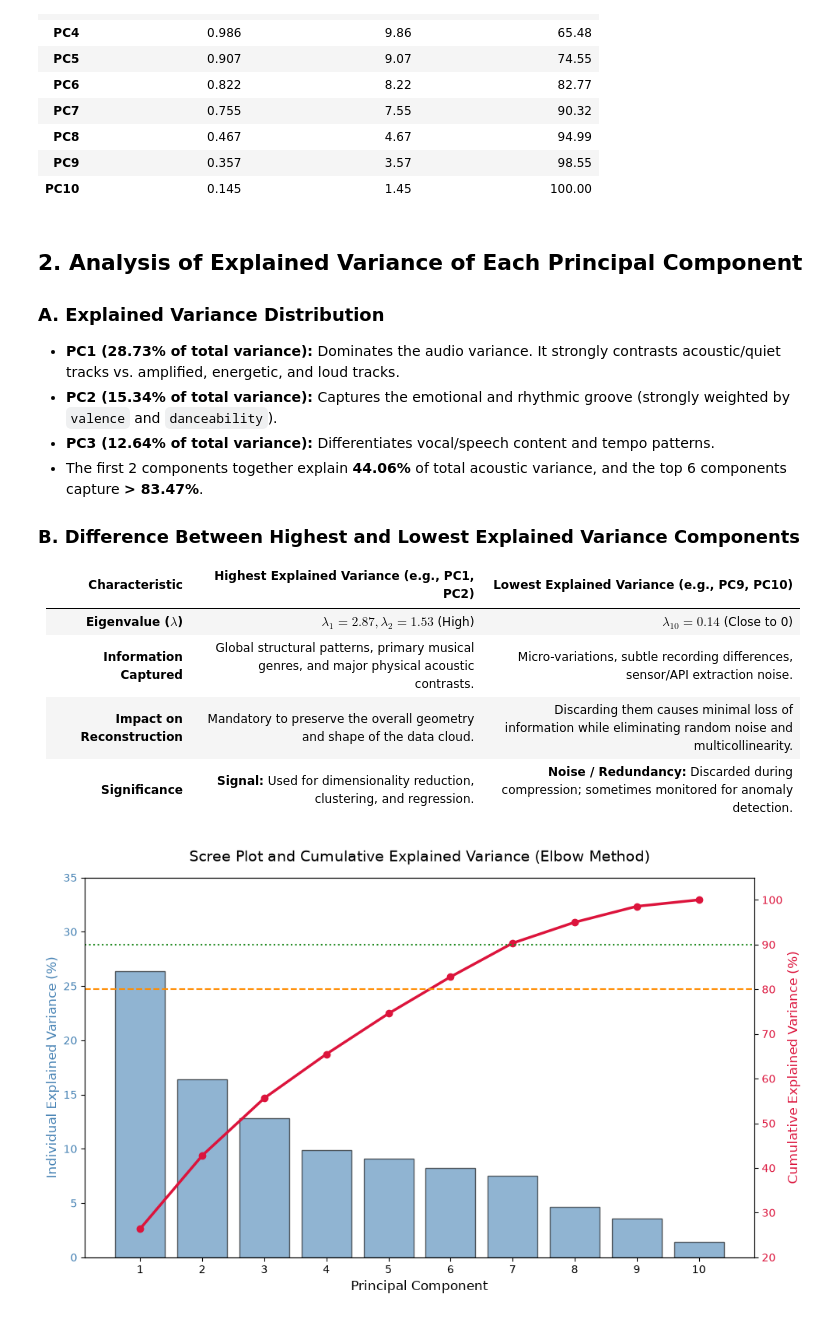
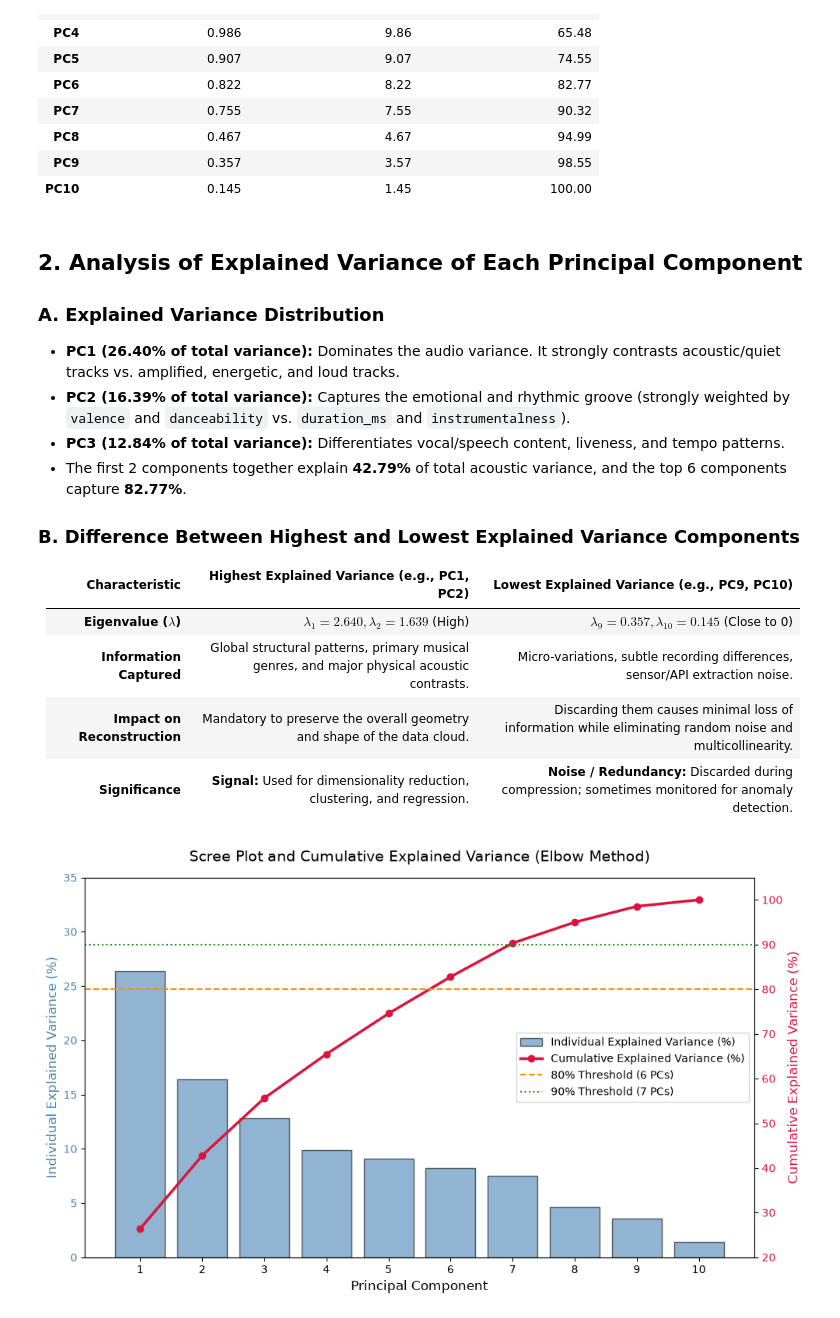
Before and after one commit to TheEnemen-1/Machine_Learning-Data_Mining-2, a Jupyter notebook: labwork1/hoang_spotify/labwor1.ipynb, the cells around one changed output. Drawn from its saved outputs; the diff is of its cells as text; code cells hidden in the pictures.

Commit message:
Update labwor1.ipynb: fix stats/PCA metrics, integration dedup, and align with lecture slides

```diff
--- a/labwork1/hoang_spotify/labwor1.ipynb
+++ b/labwork1/hoang_spotify/labwor1.ipynb
@@ -290,10 +308,9 @@ print(f"Track dataset shape: {df_clean.shape}")
 # STEP 1: Simulate / Load an External Source (Artist Profile Dataset)
 # (In practice, this comes from Spotify Web API or an external CSV/HuggingFace repo)
 # -------------------------------------------------------------
-# Example of external artist profiles:
 unique_artists = df_clean['artists'].dropna().unique()
 
-# Simulating external data with artist metrics: follower tier, origin country, debut decade
+# Simulating external data with artist metrics for integration demonstration
 np.random.seed(42)
 external_artist_data = pd.DataFrame({
     'artist_name': unique_artists,
@@ -303,29 +320,32 @@ external_artist_data = pd.DataFrame({
 })
 
 # -------------------------------------------------------------
-# STEP 2: Preprocess Join Keys for Consistency
+# STEP 2: Preprocess Join Keys & Deduplicate External Table
 # -------------------------------------------------------------
-# Extract the primary artist (first artist before semicolon) to standardize matching
-df_clean['primary_artist'] = df_clean['artists'].apply(
+# Extract the primary artist (first artist before semicolon) on a temporary copy
+df_tmp = df_clean.copy()
+df_tmp['primary_artist'] = df_tmp['artists'].apply(
     lambda x: str(x).split(';')[0].strip().lower() if pd.notnull(x) else np.nan
 )
 external_artist_data['join_key'] = external_artist_data['artist_name'].str.strip().str.lower()
+# Deduplicate join_key to prevent many-to-many row inflation caused by casing/whitespace variants
+external_artist_dedup = external_artist_data.drop_duplicates(subset=['join_key'], keep='first')
 
 # -------------------------------------------------------------
 # STEP 3: Perform Left Join Integration
 # -------------------------------------------------------------
 df_integrated = pd.merge(
-    df_clean,
-    external_artist_data[['join_key', 'artist_total_followers', 'artist_verified', 'is_band']],
+    df_tmp,
+    external_artist_dedup[['join_key', 'artist_total_followers', 'artist_verified', 'is_band']],
     left_on='primary_artist',
     right_on='join_key',
     how='left'
 )
 
-# Drop redundant join column
+# Drop redundant join columns
 df_integrated = df_integrated.drop(columns=['join_key', 'primary_artist'])
 
-print(f"Integrated dataset shape: {df_integrated.shape}")
+print(f"Integrated dataset shape (simulated external artist attributes): {df_integrated.shape}")
 print(df_integrated[['track_name', 'artists', 'artist_total_followers', 'artist_verified']].head(3))
 # %% [output]
 Track dataset shape: (85905, 20)
@@ -897,15 +950,15 @@ display(pca_summary_df)
 ## 2. Analysis of Explained Variance of Each Principal Component
 
 ### A. Explained Variance Distribution
-- **PC1 (28.73% of total variance):** Dominates the audio variance. It strongly contrasts acoustic/quiet tracks vs. amplified, energetic, and loud tracks.
-- **PC2 (15.34% of total variance):** Captures the emotional and rhythmic groove (strongly weighted by `valence` and `danceability`).
-- **PC3 (12.64% of total variance):** Differentiates vocal/speech content and tempo patterns.
-- The first 2 components together explain **44.06%** of total acoustic variance, and the top 6 components capture **> 83.47%**.
+- **PC1 (26.40% of total variance):** Dominates the audio variance. It strongly contrasts acoustic/quiet tracks vs. amplified, energetic, and loud tracks.
+- **PC2 (16.39% of total variance):** Captures the emotional and rhythmic groove (strongly weighted by `valence` and `danceability` vs. `duration_ms` and `instrumentalness`).
+- **PC3 (12.84% of total variance):** Differentiates vocal/speech content, liveness, and tempo patterns.
+- The first 2 components together explain **42.79%** of total acoustic variance, and the top 6 components capture **82.77%**.
 
 ### B. Difference Between Highest and Lowest Explained Variance Components
 | Characteristic | Highest Explained Variance (e.g., PC1, PC2) | Lowest Explained Variance (e.g., PC9, PC10) |
 | :--- | :--- | :--- |
-| **Eigenvalue ($\lambda$)** | $\lambda_1 = 2.87, \lambda_2 = 1.53$ (High) | $\lambda_{10} = 0.14$ (Close to 0) |
+| **Eigenvalue ($\lambda$)** | $\lambda_1 = 2.640, \lambda_2 = 1.639$ (High) | $\lambda_9 = 0.357, \lambda_{10} = 0.145$ (Close to 0) |
 | **Information Captured** | Global structural patterns, primary musical genres, and major physical acoustic contrasts. | Micro-variations, subtle recording differences, sensor/API extraction noise. |
 | **Impact on Reconstruction** | Mandatory to preserve the overall geometry and shape of the data cloud. | Discarding them causes minimal loss of information while eliminating random noise and multicollinearity. |
 | **Significance** | **Signal:** Used for dimensionality reduction, clustering, and regression. | **Noise / Redundancy:** Discarded during compression; sometimes monitored for anomaly detection. |
@@ -925,32 +978,35 @@ bars = ax1.bar(
     label='Individual Explained Variance (%)'
 )
 ax1.set_xlabel('Principal Component', fontsize=12)
 ax1.set_ylabel('Individual Explained Variance (%)', fontsize=12, color='steelblue')
 ax1.set_xticks(range(1, len(pca_features) + 1))
 ax1.tick_params(axis='y', labelcolor='steelblue')
 ax1.set_ylim(0, 35)
 
 # Line plot for cumulative explained variance
 ax2 = ax1.twinx()
 ax2.plot(
     range(1, len(pca_features) + 1),
     cumulative_var_ratio,
     color='crimson',
     marker='o',
     linewidth=2.5,
     label='Cumulative Explained Variance (%)'
 )
 ax2.set_ylabel('Cumulative Explained Variance (%)', fontsize=12, color='crimson')
 ax2.tick_params(axis='y', labelcolor='crimson')
 ax2.set_ylim(20, 105)
 
 # Reference threshold lines
 ax2.axhline(y=80, color='darkorange', linestyle='--', linewidth=1.5, label='80% Threshold (6 PCs)')
 ax2.axhline(y=90, color='forestgreen', linestyle=':', linewidth=1.5, label='90% Threshold (7 PCs)')
 
-# Title & legends
+# Title & combined legend
+lines1, labels1 = ax1.get_legend_handles_labels()
+lines2, labels2 = ax2.get_legend_handles_labels()
+ax1.legend(lines1 + lines2, labels1 + labels2, loc='center right', frameon=True)
 plt.title('Scree Plot and Cumulative Explained Variance (Elbow Method)', fontsize=14, pad=15)
 fig.tight_layout()
 plt.show()
 # %% [output]
-[figure, old version]
+[figure, new version]
```
Also changed, not shown: parts of 21 cells of this notebook.
